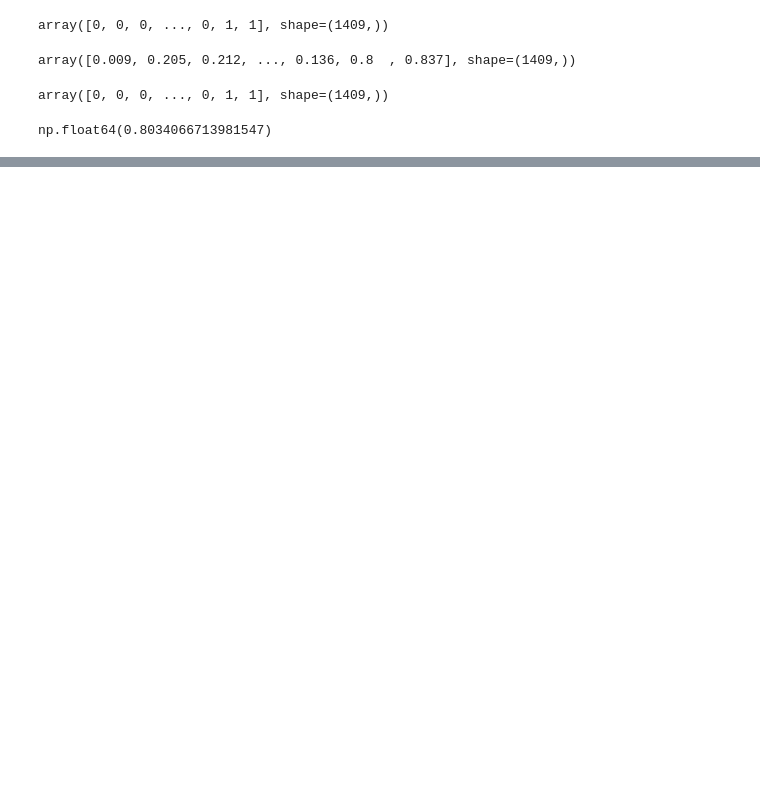
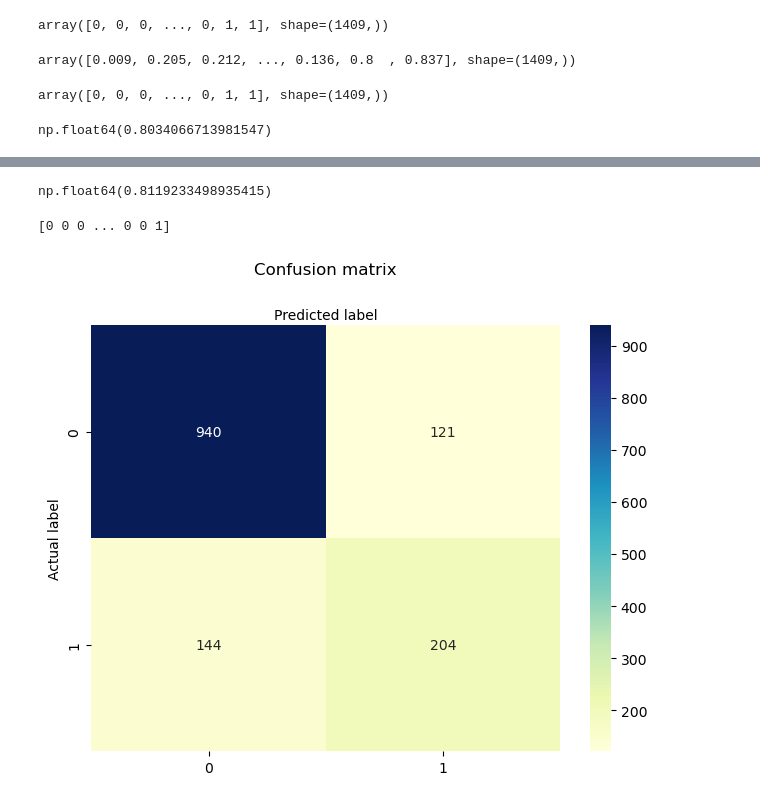
Before and after one commit to FerFilho23/Machine-Learning, a Jupyter notebook: datatalks/module-3/churn-prediction.ipynb, the cells around one changed output, grey strips where cells are left out. Drawn from its saved outputs; the diff is of its cells as text; code cells hidden in the pictures; blank space fills up the shorter version.

```diff
--- a/datatalks/module-3/churn-prediction.ipynb
+++ b/datatalks/module-3/churn-prediction.ipynb
@@ -627,0 +690,5 @@ np.float64(0.8034066713981547)
+# %%
+y_fulltrain = df_fulltrain.churn.values
+# %%
+model = LogisticRegression()
+model.fit(X_fulltrain, y_fulltrain)
@@ -627,0 +705,33 @@ np.float64(0.8034066713981547)
+# %%
+test_dicts = df_test[categorical_columns + numerical_columns].to_dict(orient='records')
+X_test = dv.transform(test_dicts)
+# %%
+y_pred = model.predict_proba(X_test)[:, 1]
+churn_decision = ( y_pred >= 0.5 ).astype(int)
+(churn_decision == y_test).mean()
+# %% [output]
+np.float64(0.8119233498935415)
+# %%
+y_pred = model.predict(X_test)
+print(y_pred)
+# %% [output]
+[0 0 0 ... 0 0 1]
+# %%
+cnf_matrix = confusion_matrix(y_test, y_pred)
+
+# Plot confusion matrix
+class_names=[0,1] # name  of classes
+fig, ax = plt.subplots()
+tick_marks = np.arange(len(class_names))
+plt.xticks(tick_marks, class_names)
+plt.yticks(tick_marks, class_names)
+# create heatmap
+sns.heatmap(pd.DataFrame(cnf_matrix), annot=True, cmap="YlGnBu" ,fmt='g')
+ax.xaxis.set_label_position("top")
+plt.tight_layout()
+plt.title('Confusion matrix', y=1.1)
+plt.ylabel('Actual label')
+plt.xlabel('Predicted label')
+plt.show()
+# %% [output]
+[figure, added]
```
Also changed, not shown: parts of 12 cells of this notebook.
